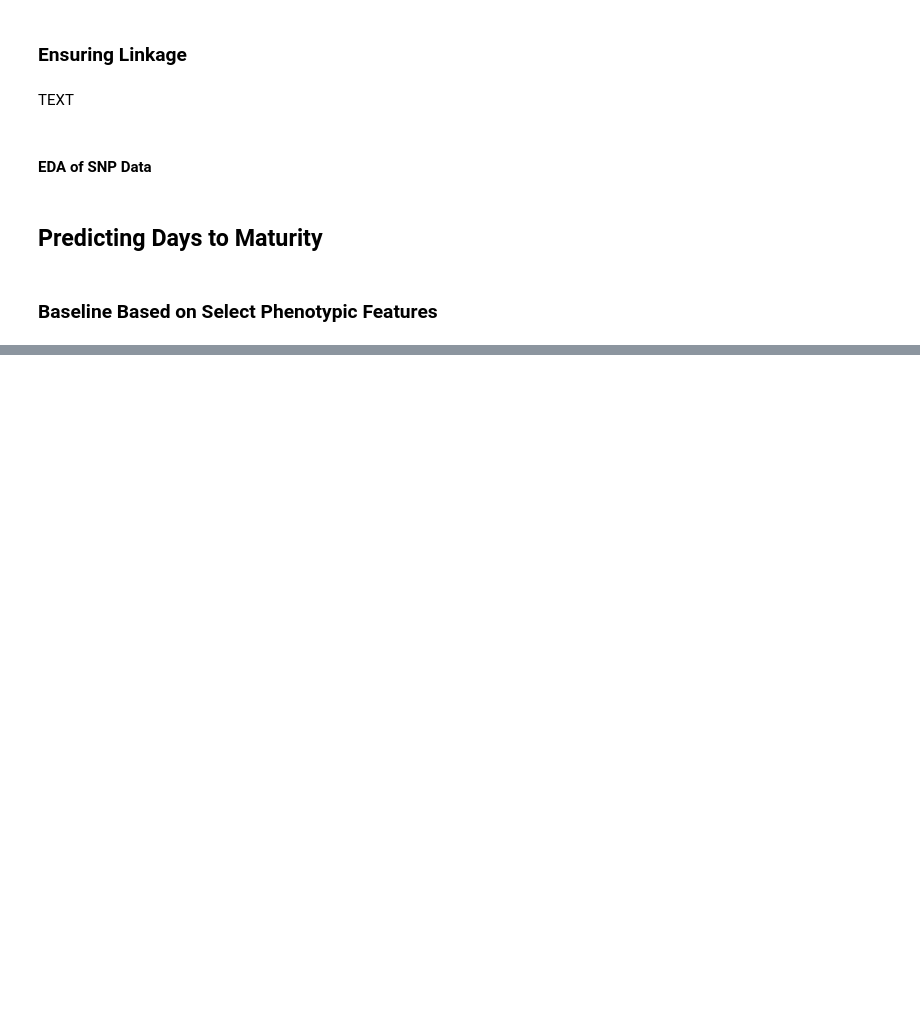
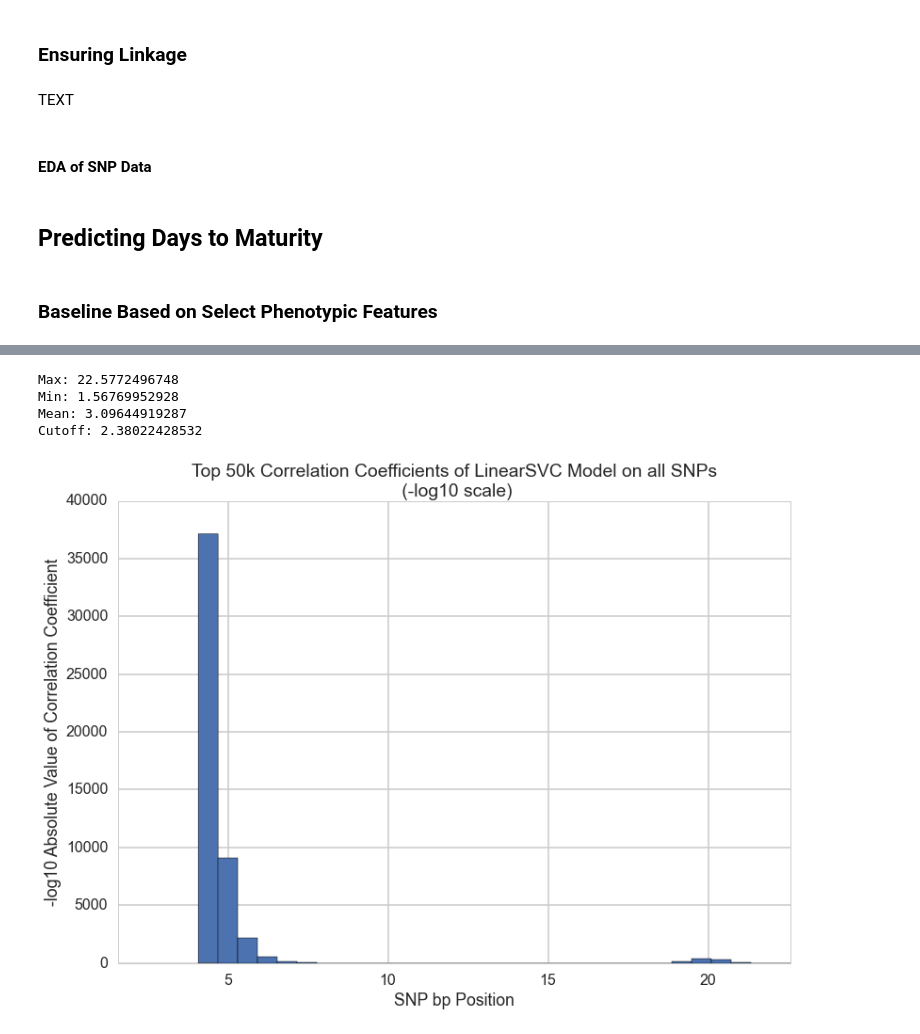
Before and after one commit to dylanpeterson/cs109-final-project, a Jupyter notebook: processbook-Copy1.ipynb, the cells around one changed output, grey strips where cells are left out. Drawn from its saved outputs; the diff is of its cells as text; code cells hidden in the pictures; blank space fills up the shorter version.

```diff
--- a/processbook-Copy1.ipynb
+++ b/processbook-Copy1.ipynb
@@ -719,0 +778,19 @@ print "Accuracy: " + str(float(conf[0][0]+conf[1][1])/float(len(mat_df[~mask]))*
+# %%
+b=np.sort(b)
+b = b[::-1]
+plt.hist(b[:50000],bins=30);
+plt.title('Top 50k Correlation Coefficients of LinearSVC Model on all SNPs\n (-log10 scale)');
+plt.xlabel('SNP bp Position');
+plt.ylabel('-log10 Absolute Value of Correlation Coefficient');
+plt.xlim([1.56,22.57]);
+
+print "Max: " + str(np.max(b))
+print "Min: " + str(np.min(b))
+print "Mean: " + str(np.mean(b))
+print "Cutoff: " + str((b)[-50000])
+# %% [output]
+Max: 22.5772496748
+Min: 1.56769952928
+Mean: 3.09644919287
+Cutoff: 2.38022428532
+[figure, added]
```
Also changed, not shown: parts of 4 cells of this notebook.
